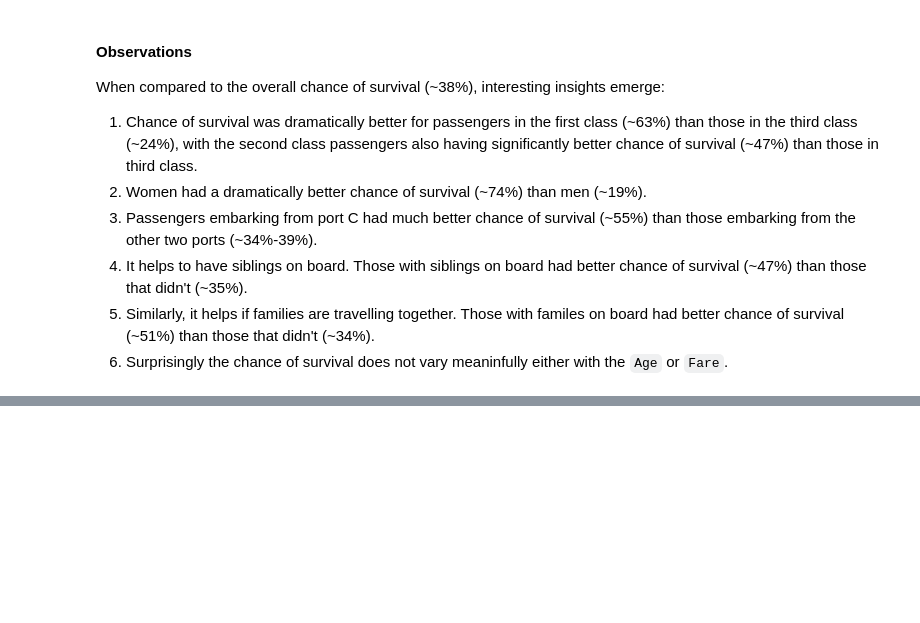
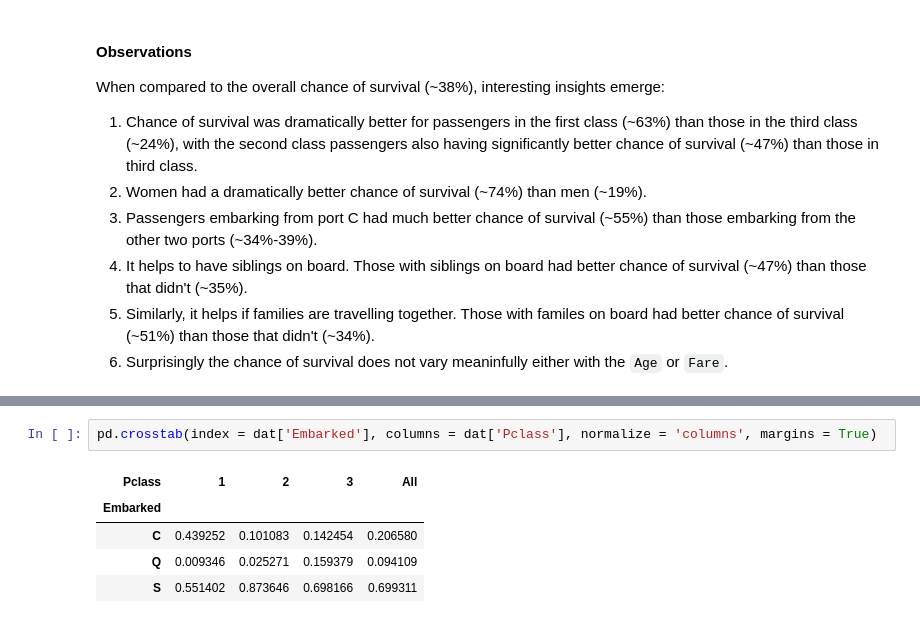
Before and after one commit to sanjeevgadre/Kaggle-Titanic, a Jupyter notebook: Python/scripts/Part-1-EDA-Preprocessing-LearningCurves.ipynb, the cells around one changed output, grey strips where cells are left out. Drawn from its saved outputs; the diff is of its cells as text; blank space fills up the shorter version.

```diff
--- a/Python/scripts/Part-1-EDA-Preprocessing-LearningCurves.ipynb
+++ b/Python/scripts/Part-1-EDA-Preprocessing-LearningCurves.ipynb
@@ -308,0 +493,8 @@ When compared to the overall chance of survival (~38%), interesting insights eme
+# %%
+pd.crosstab(index = dat['Embarked'], columns = dat['Pclass'], normalize = 'columns', margins = True)
+# %% [output]
+| Pclass | 1 | 2 | 3 | All |
+| Embarked |  |  |  |  |
+| C | 0.439252 | 0.101083 | 0.142454 | 0.206580 |
+| Q | 0.009346 | 0.025271 | 0.159379 | 0.094109 |
+| S | 0.551402 | 0.873646 | 0.698166 | 0.699311 |
```
Also changed, not shown: parts of 14 cells of this notebook.
